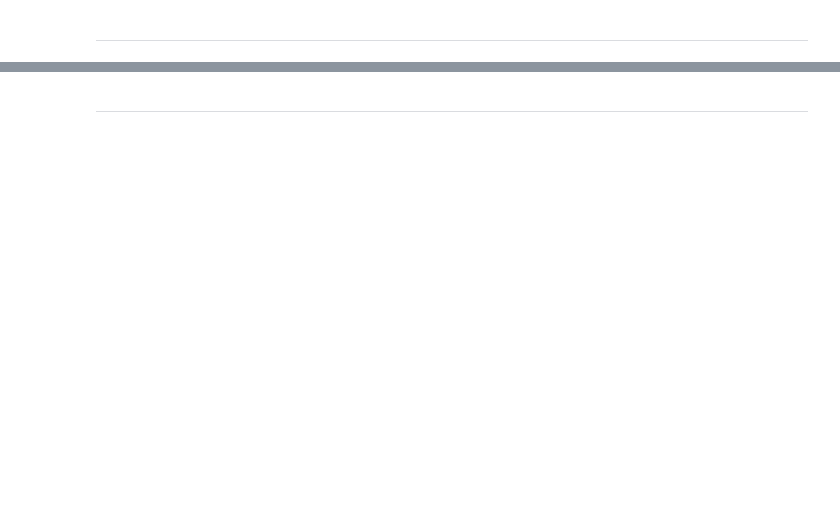
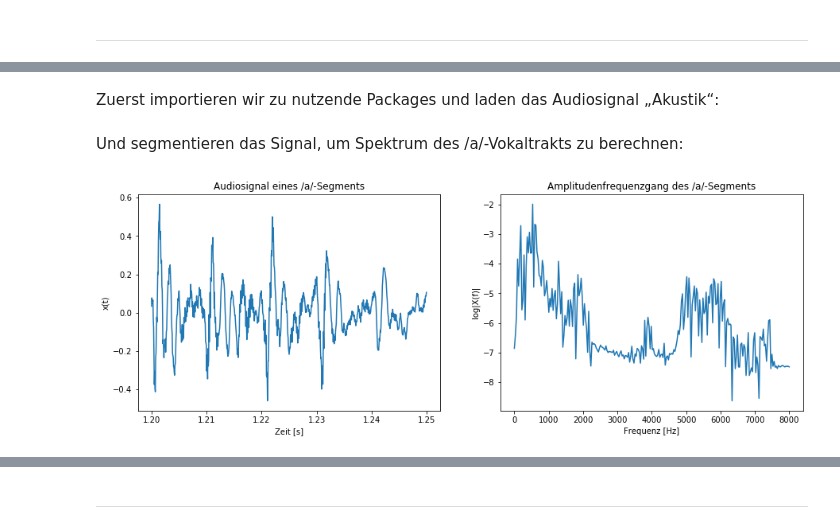
Before and after one commit to TUD-STKS/tud-sv, a Jupyter notebook: Thema-2-Messung der Übertragungsfunktion/2.2 - LPC.ipynb, the cells around one changed output, grey strips where cells are left out. Saved outputs shown, nothing was run; the diff lists cells and outputs as text; code cells hidden in the pictures; blank space fills up the shorter version.

```diff
--- a/Thema-2-Messung der Übertragungsfunktion/2.2 - LPC.ipynb
+++ b/Thema-2-Messung der Übertragungsfunktion/2.2 - LPC.ipynb
@@ -92,0 +101,2 @@ Umgekehrt lässt sich das Fehlersignal $e(k)$ durch die Filterung von $y(k)$ mit
+# %% [markdown]
+Zuerst importieren wir zu nutzende Packages und laden das Audiosignal „Akustik“:
@@ -92,0 +111,48 @@ Umgekehrt lässt sich das Fehlersignal $e(k)$ durch die Filterung von $y(k)$ mit
+# %%
+# Audiosignal laden
+fs_Hz, audioSignal = wavfile.read('data/akustik.wav')   # Sample Rate, Audiosignal im Array-Form
+audioSignal = audioSignal/np.max(np.abs(audioSignal))   # Normalisierung
+signalLength = len(audioSignal)                         # Länge des Audiosignals
+T_s = signalLength/fs_Hz - 1/fs_Hz                      # Zeit
+t_s = np.linspace(0, T_s, signalLength)                 # Zeitbereich
+f_Hz = np.linspace(0, fs_Hz/2, signalLength//2)         # Frequenzbereich
+# %% [markdown]
+Und segmentieren das Signal, um Spektrum des /a/-Vokaltrakts zu berechnen:
+# %%
+'''
+Beispiel: Spektrum eines 50 ms langen /a/-Segments des Wortes „Akustik“ berechnen
+'''
+# Zeitintervall bestimmen
+n_start = int(1.20 / T_s * signalLength)                # Startsample-Nummer
+n_end = int(1.25 / T_s * signalLength)                  # Endsample-Nummer
+t_aSegment_s = t_s[n_start:n_end]
+
+# Audiosignal segmentieren
+a_segment = audioSignal[n_start:n_end]
+
+# Spektrum berechnen
+n_fft = int(2**(np.floor(np.log2(len(a_segment)))))     # Länge von FFT
+f_aSegment_Hz = np.linspace(0, fs_Hz/2, int(n_fft/2))   # Frequenzbereich
+aSegment_fft = scipy.fftpack.fft(a_segment, n_fft)
+aSegment_fft_plot = np.abs(aSegment_fft[:len(f_aSegment_Hz)]) / int(n_fft/2)
+
+# Graphische Darstellung
+plt.subplot(121)
+plt.title('Audiosignal eines /a/-Segments')
+plt.xlabel('Zeit [s]')
+plt.ylabel('x(t)')
+plt.plot(t_aSegment_s, a_segment)
+plt.subplot(122)
+plt.title('Amplitudenfrequenzgang des /a/-Segments')
+plt.xlabel('Frequenz [Hz]')
+plt.ylabel('log|X(f)|')
+plt.plot(f_aSegment_Hz, np.log(aSegment_fft_plot))
+plt.gcf().set_size_inches(15, 5)
+plt.show()
+
+# Abspielen
+sound = (a_segment*(2**15-1)/np.max(np.abs(a_segment))).astype(np.int16)
+play_obj = sa.play_buffer(sound, 1, 2, int(fs_Hz))
+play_obj.wait_done()
+# %% [output]
+[figure, added]
```
Also changed, not shown: parts of 10 cells of this notebook.
